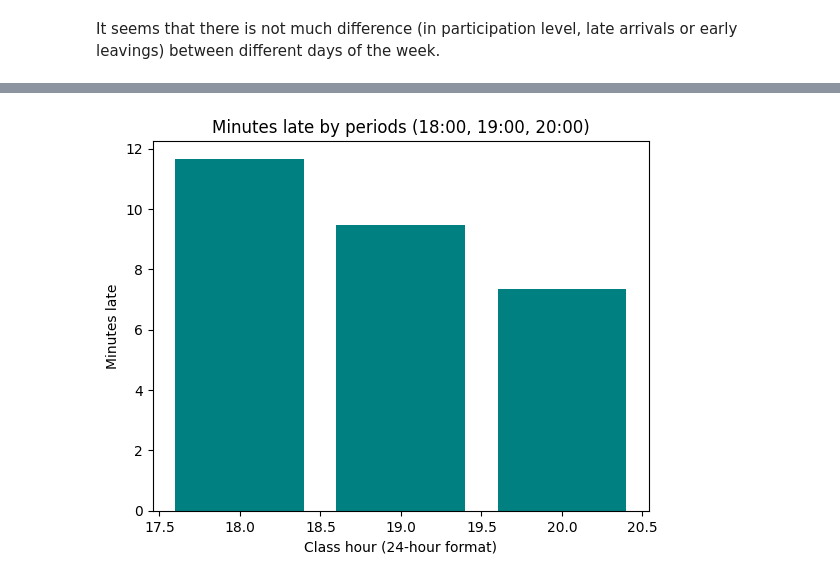
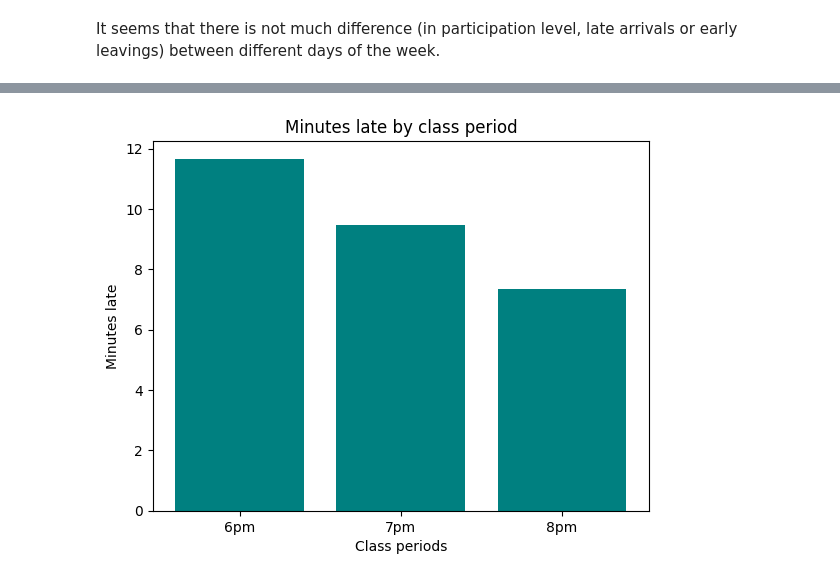
Before and after one commit to tthvan/Customer-Retention-Analysis, a Jupyter notebook: cleanin.ipynb, the cells around one changed output, grey strips where cells are left out. Saved outputs shown, nothing was run; the diff lists cells and outputs as text; code cells hidden in the pictures.

```diff
--- a/cleanin.ipynb
+++ b/cleanin.ipynb
@@ -1038,11 +1038,14 @@ hour_stats
 | 0 | 18 | 132.596533 | 11.668382 | 6.051490 | 42.769404 | 0.187995 | 0.086227 |
 | 1 | 19 | 136.090037 | 9.474822 | 6.323989 | 45.844007 | 0.145512 | 0.087342 |
 | 2 | 20 | 131.044285 | 7.359845 | 5.884999 | 37.389715 | 0.106102 | 0.076845 |
-# %%
-plt.bar(hour_stats['hour'], hour_stats['minutes_late'], color='teal')
-plt.xlabel('Class hour (24-hour format)')
-plt.ylabel('Minutes late')
-plt.title('Minutes late by periods (18:00, 19:00, 20:00)')
-plt.show()
-# %% [output]
-[figure, removed]
+# %%
+classes = ['6pm', '7pm', '8pm']
+
+plt.bar(range(len(classes)), hour_stats['minutes_late'], color='teal')
+plt.xlabel('Class periods')
+plt.ylabel('Minutes late')
+plt.title('Minutes late by class period')
+plt.xticks(range(len(classes)), classes)
+plt.show()
+# %% [output]
+[figure, added]
```
